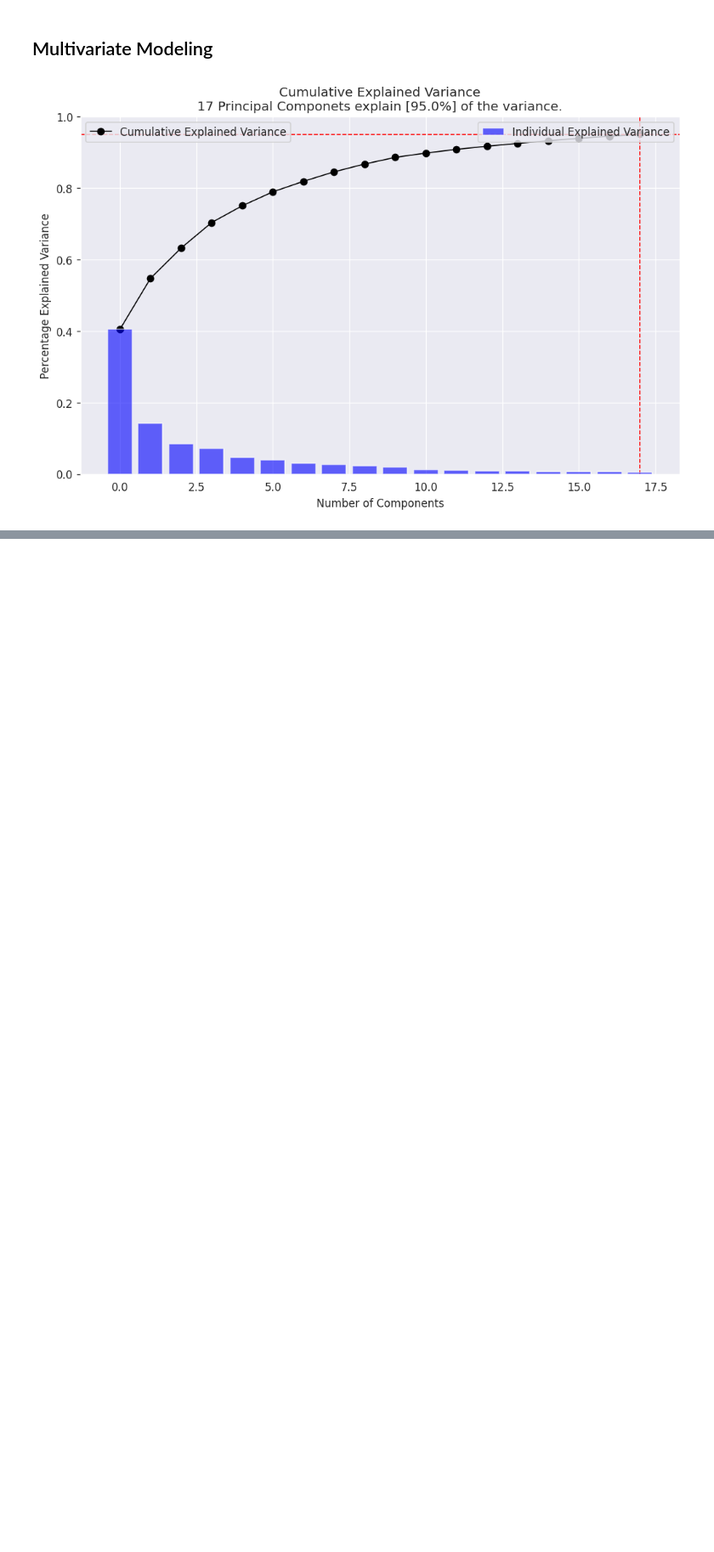
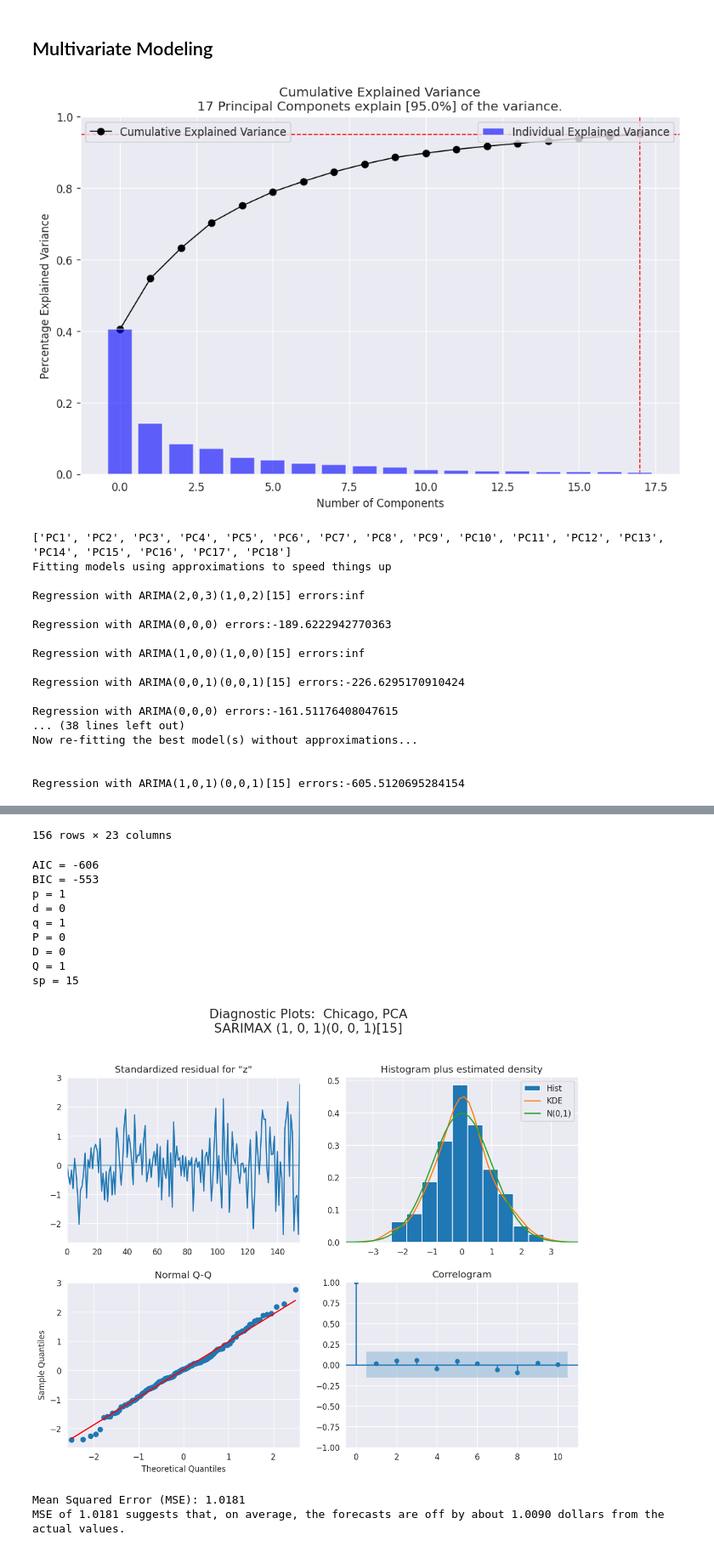
Before and after one commit to StevenSong-sTs/Property-Value-Forecast, a Jupyter notebook: src/ARIMA/Arima.ipynb, the cells around one changed output, grey strips where cells are left out. Shown at 85% size. Saved outputs shown, nothing was run; the diff lists cells and outputs as text; code cells hidden in the pictures; blank space fills up the shorter version.

```diff
--- a/src/ARIMA/Arima.ipynb
+++ b/src/ARIMA/Arima.ipynb
@@ -725,3 +737,35 @@ filtered_index = pipe.named_steps['city_filter_scale'].get_index()
 explained_var_plot(pca, explained_percent)
 # %% [output]
 [figure]
+# %%
+pca_df = pd.DataFrame(X_pca, index=filtered_index, columns=[f'PC{i+1}' for i in range(X_pca.shape[1])]).reset_index()
+columns=list(pca_df.columns)[1:]
+print(columns)
+pca_df[target] = y
+
+accuracy_metrics = {"rmse":False, 'gmrae':False, 'smape':False, 'mse':True, 'rmse':False }
+arima_forecast, param_dict = auto_arima_model(pca_df,target, pca_df[columns], split_percent=split_percent, **params )
+model_str=f"({param_dict['p']}, {param_dict['d']}, {param_dict['q']})({param_dict['P']}, {param_dict['D']}, {param_dict['Q']})[{param_dict['sp']}]"
+diagnostic_plot(arima_forecast, param_dict, add_text=f' {city}, PCA\nSARIMAX {model_str}' )
+print()
+metrics=arima_accuracy_metrics(arima_forecast.iloc[train_size:], target, **accuracy_metrics)
+print()
+arima_fit_plot(arima_forecast, 'date', target,add_text=f': {city}, PCA\nSARIMAX: {model_str}\nMSE: {metrics["mse"]:.2f}' )
+# %% [output]
+['PC1', 'PC2', 'PC3', 'PC4', 'PC5', 'PC6', 'PC7', 'PC8', 'PC9', 'PC10', 'PC11', 'PC12', 'PC13', 'PC14', 'PC15', 'PC16', 'PC17', 'PC18']
+Fitting models using approximations to speed things up
+
+Regression with ARIMA(2,0,3)(1,0,2)[15] errors:inf
+
+Regression with ARIMA(0,0,0) errors:-189.6222942770363
+
+Regression with ARIMA(1,0,0)(1,0,0)[15] errors:inf
+
+Regression with ARIMA(0,0,1)(0,0,1)[15] errors:-226.6295170910424
+
+Regression with ARIMA(0,0,0) errors:-161.51176408047615
+... (38 lines left out)
+Now re-fitting the best model(s) without approximations...
+
+
+Regression with ARIMA(1,0,1)(0,0,1)[15] errors:-605.5120695284154
@@ -727,0 +784,13 @@ explained_var_plot(pca, explained_percent)
+156 rows × 23 columns
+AIC = -606
+BIC = -553
+p = 1
+d = 0
+q = 1
+P = 0
+D = 0
+Q = 1
+sp = 15
+[figure, added]
+Mean Squared Error (MSE): 1.0181
+MSE of 1.0181 suggests that, on average, the forecasts are off by about 1.0090 dollars from the actual values.
```
Also changed, not shown: parts of 12 cells of this notebook, 6 other files.
